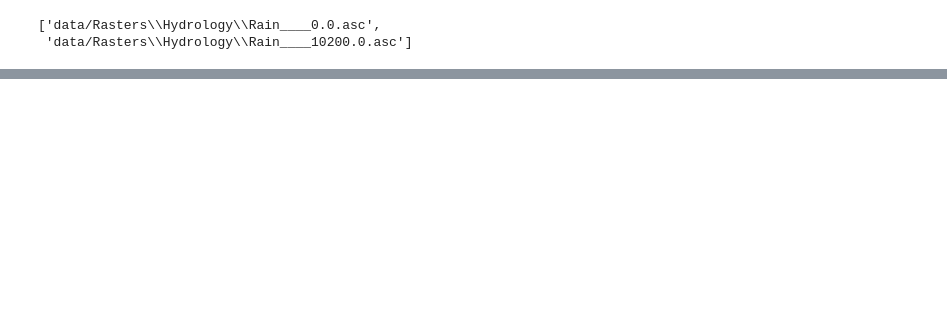
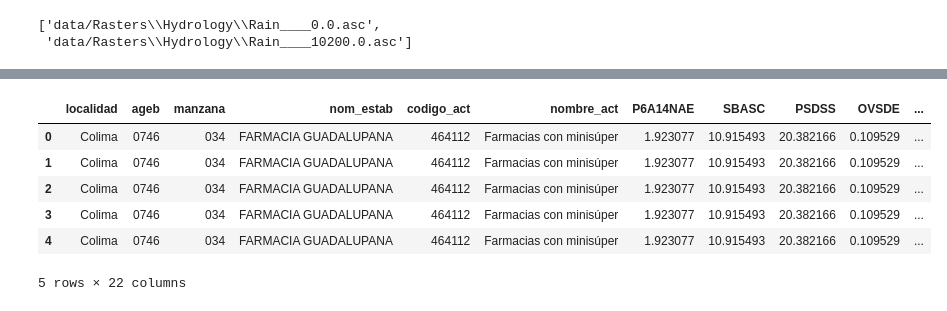
Before and after one commit to pcorner10/prep_2023, a Jupyter notebook: readASCFiles.ipynb, the cells around one changed output, grey strips where cells are left out. Drawn from its saved outputs; the diff is of its cells as text; code cells hidden in the pictures; blank space fills up the shorter version.

```diff
--- a/readASCFiles.ipynb
+++ b/readASCFiles.ipynb
@@ -204,0 +233,11 @@ asc_files[:2]
+# %%
+df_full = pd.merge(df_full, df1, on=['ageb', 'manzana', 'nom_estab', 'codigo_act', 'nombre_act'])
+df_full.head()
+# %% [output]
+|  | localidad | ageb | manzana | nom_estab | codigo_act | nombre_act | P6A14NAE | SBASC | PSDSS | OVSDE | ... |
+| 0 | Colima | 0746 | 034 | FARMACIA GUADALUPANA | 464112 | Farmacias con minisúper | 1.923077 | 10.915493 | 20.382166 | 0.109529 | ... |
+| 1 | Colima | 0746 | 034 | FARMACIA GUADALUPANA | 464112 | Farmacias con minisúper | 1.923077 | 10.915493 | 20.382166 | 0.109529 | ... |
+| 2 | Colima | 0746 | 034 | FARMACIA GUADALUPANA | 464112 | Farmacias con minisúper | 1.923077 | 10.915493 | 20.382166 | 0.109529 | ... |
+| 3 | Colima | 0746 | 034 | FARMACIA GUADALUPANA | 464112 | Farmacias con minisúper | 1.923077 | 10.915493 | 20.382166 | 0.109529 | ... |
+| 4 | Colima | 0746 | 034 | FARMACIA GUADALUPANA | 464112 | Farmacias con minisúper | 1.923077 | 10.915493 | 20.382166 | 0.109529 | ... |
+5 rows × 22 columns
```
Also changed, not shown: parts of 12 cells of this notebook, 2 other files.
